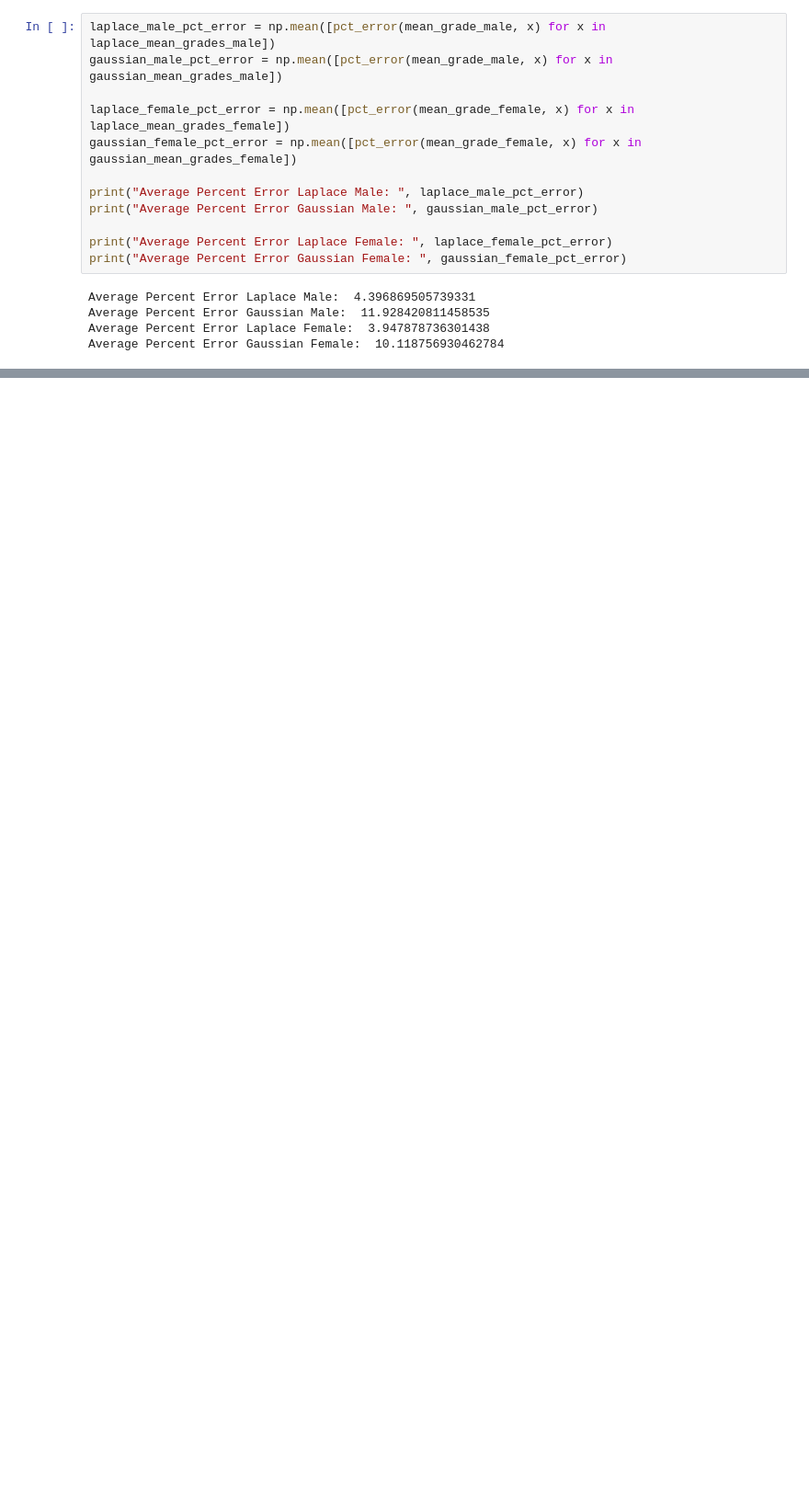
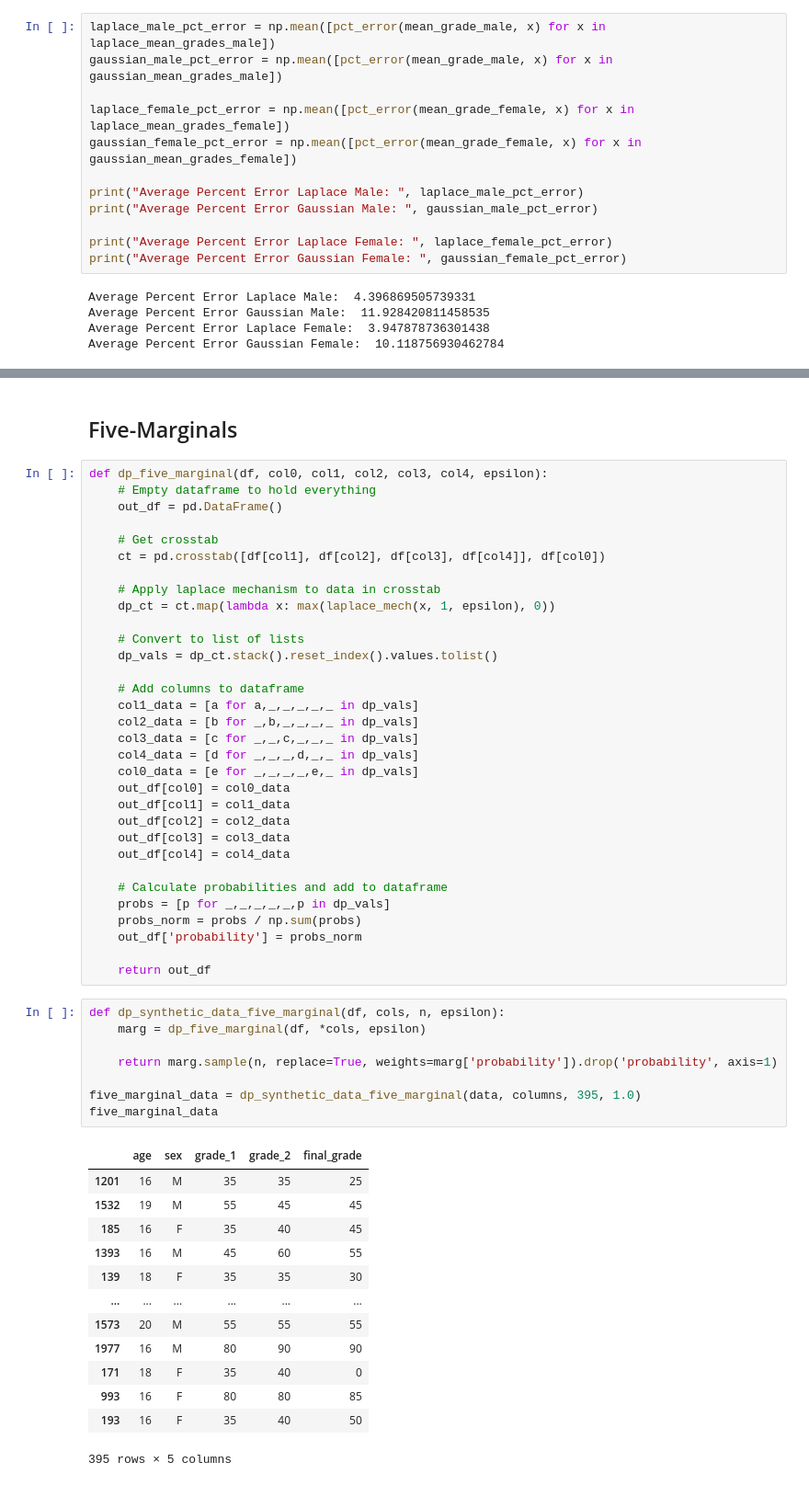
Before and after one commit to kierajclarke/Final-Data-Project, a Jupyter notebook: Final Data Privacy Project.ipynb, the cells around one changed output, grey strips where cells are left out. Shown: that part at 92% size. Cells and saved outputs as stored; diff of their text form; blank space fills up the shorter version.

```diff
--- a/Final Data Privacy Project.ipynb
+++ b/Final Data Privacy Project.ipynb
@@ -200,0 +331,56 @@ Average Percent Error Gaussian Female:  10.118756930462784
+# %% [markdown]
+## Five-Marginals
+# %%
+def dp_five_marginal(df, col0, col1, col2, col3, col4, epsilon):
+    # Empty dataframe to hold everything
+    out_df = pd.DataFrame()
+
+    # Get crosstab
+    ct = pd.crosstab([df[col1], df[col2], df[col3], df[col4]], df[col0])
+
+    # Apply laplace mechanism to data in crosstab
+    dp_ct = ct.map(lambda x: max(laplace_mech(x, 1, epsilon), 0))
+
+    # Convert to list of lists
+    dp_vals = dp_ct.stack().reset_index().values.tolist()
+
+    # Add columns to dataframe
+    col1_data = [a for a,_,_,_,_,_ in dp_vals]
+    col2_data = [b for _,b,_,_,_,_ in dp_vals]
+    col3_data = [c for _,_,c,_,_,_ in dp_vals]
+    col4_data = [d for _,_,_,d,_,_ in dp_vals]
+    col0_data = [e for _,_,_,_,e,_ in dp_vals]
+    out_df[col0] = col0_data
+    out_df[col1] = col1_data
+    out_df[col2] = col2_data
+    out_df[col3] = col3_data
+    out_df[col4] = col4_data
+
+    # Calculate probabilities and add to dataframe
+    probs = [p for _,_,_,_,_,p in dp_vals]
+    probs_norm = probs / np.sum(probs)
+    out_df['probability'] = probs_norm
+
+    return out_df
+# %%
+def dp_synthetic_data_five_marginal(df, cols, n, epsilon):
+    marg = dp_five_marginal(df, *cols, epsilon)
+
+    return marg.sample(n, replace=True, weights=marg['probability']).drop('probability', axis=1)
+
+five_marginal_data = dp_synthetic_data_five_marginal(data, columns, 395, 1.0)
+five_marginal_data
+# %% [output]
+|  | age | sex | grade_1 | grade_2 | final_grade |
+| 1201 | 16 | M | 35 | 35 | 25 |
+| 1532 | 19 | M | 55 | 45 | 45 |
+| 185 | 16 | F | 35 | 40 | 45 |
+| 1393 | 16 | M | 45 | 60 | 55 |
+| 139 | 18 | F | 35 | 35 | 30 |
+| ... | ... | ... | ... | ... | ... |
+| 1573 | 20 | M | 55 | 55 | 55 |
+| 1977 | 16 | M | 80 | 90 | 90 |
+| 171 | 18 | F | 35 | 40 | 0 |
+| 993 | 16 | F | 80 | 80 | 85 |
+| 193 | 16 | F | 35 | 40 | 50 |
+395 rows × 5 columns
```
Also changed, not shown: parts of 8 cells of this notebook.
